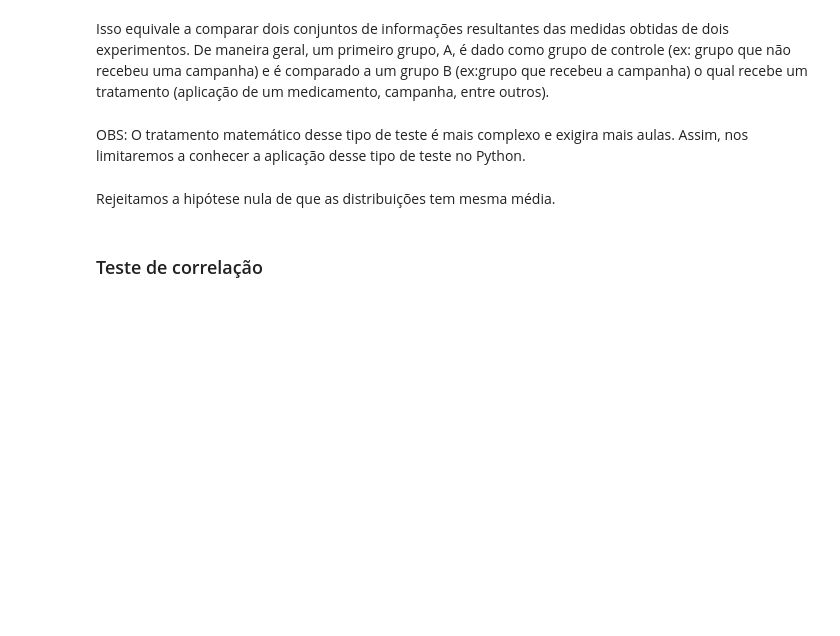
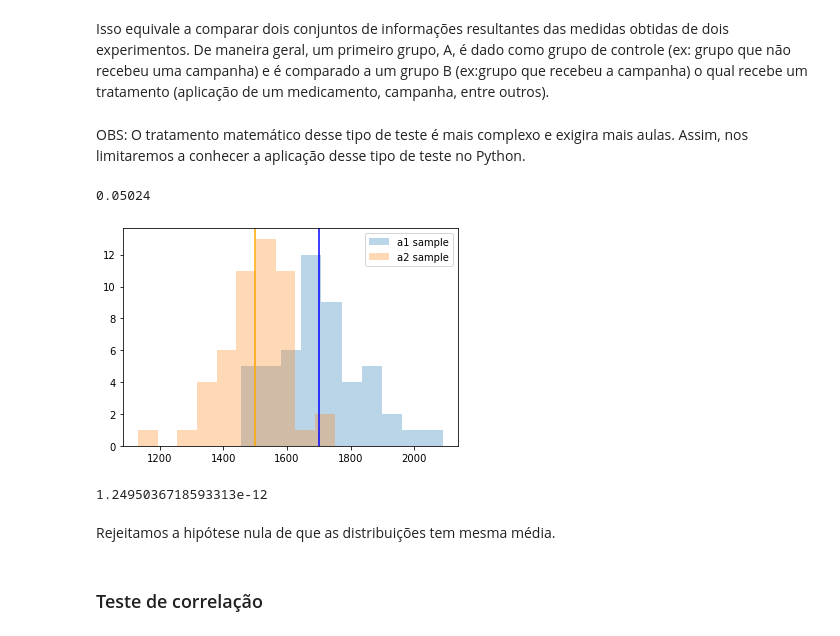
Before and after one commit to brondevitor/Python_Jorney, a Jupyter notebook: Statistics/Estatística Inferêncial (Parte II).ipynb, the cells around one changed output. Drawn from its saved outputs; the diff is of its cells as text; code cells hidden in the pictures; blank space fills up the shorter version.

```diff
--- a/Statistics/Estatística Inferêncial (Parte II).ipynb
+++ b/Statistics/Estatística Inferêncial (Parte II).ipynb
@@ -190,0 +291,17 @@ OBS: O tratamento matemático desse tipo de teste é mais complexo e exigira mai
+# %%
+(np.array(p_list) <= 0.05).sum()/len(p_list)
+# %% [output]
+0.05024
+# %%
+np.random.seed(51)
+a1 = stats.norm.rvs(loc=1700, scale=150, size=50)
+a2 = stats.norm.rvs(loc=1500, scale=100, size=50)
+# %%
+plt.hist(a1, label='a1 sample', alpha=0.3)
+plt.axvline(a1.mean(),color= 'blue')
+plt.axvline(a2.mean(), color='orange')
+plt.hist(a2, label='a2 sample', alpha=0.3)
+plt.legend()
+plt.show()
+# %% [output]
+[figure, added]
@@ -191,3 +310,7 @@ OBS: O tratamento matemático desse tipo de teste é mais complexo e exigira mai
+# %%
+p
+# %% [output]
+1.2495036718593313e-12
 # %% [markdown]
 Rejeitamos a hipótese nula de que as distribuições tem mesma média.
 # %% [markdown]
```
Also changed, not shown: parts of 44 cells of this notebook.
